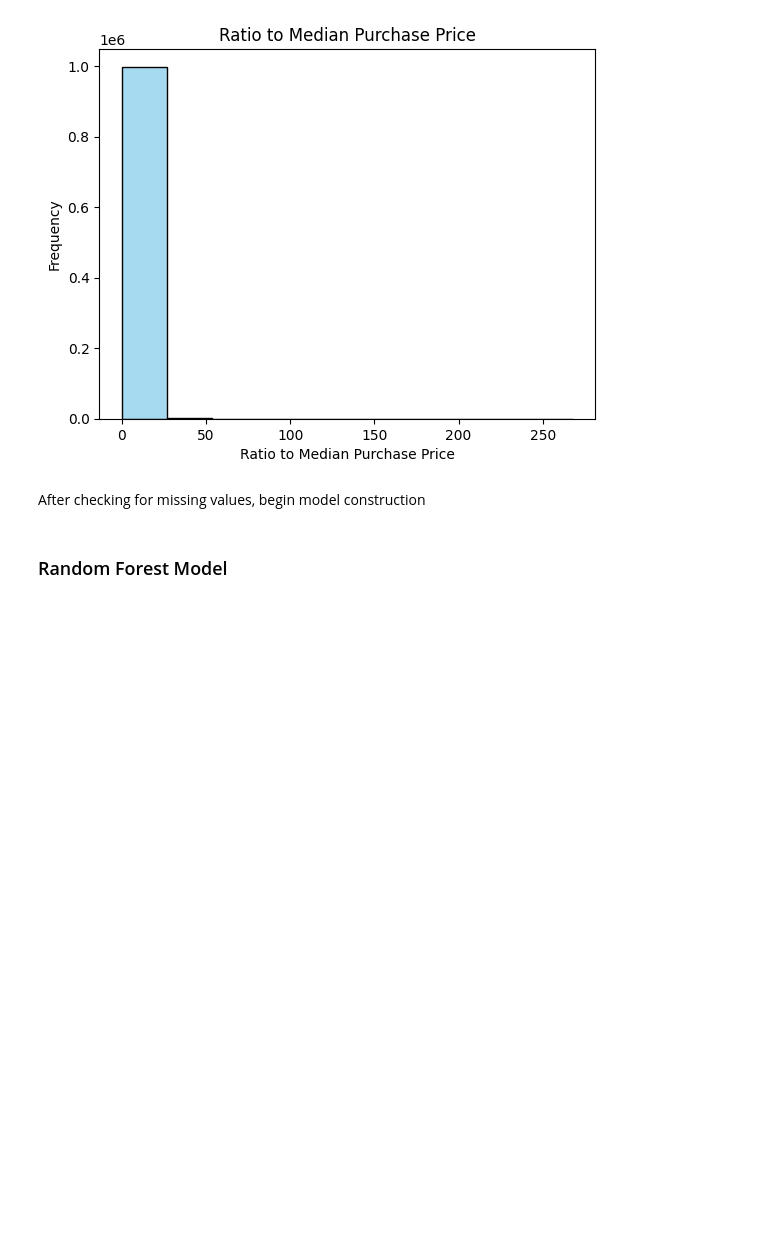
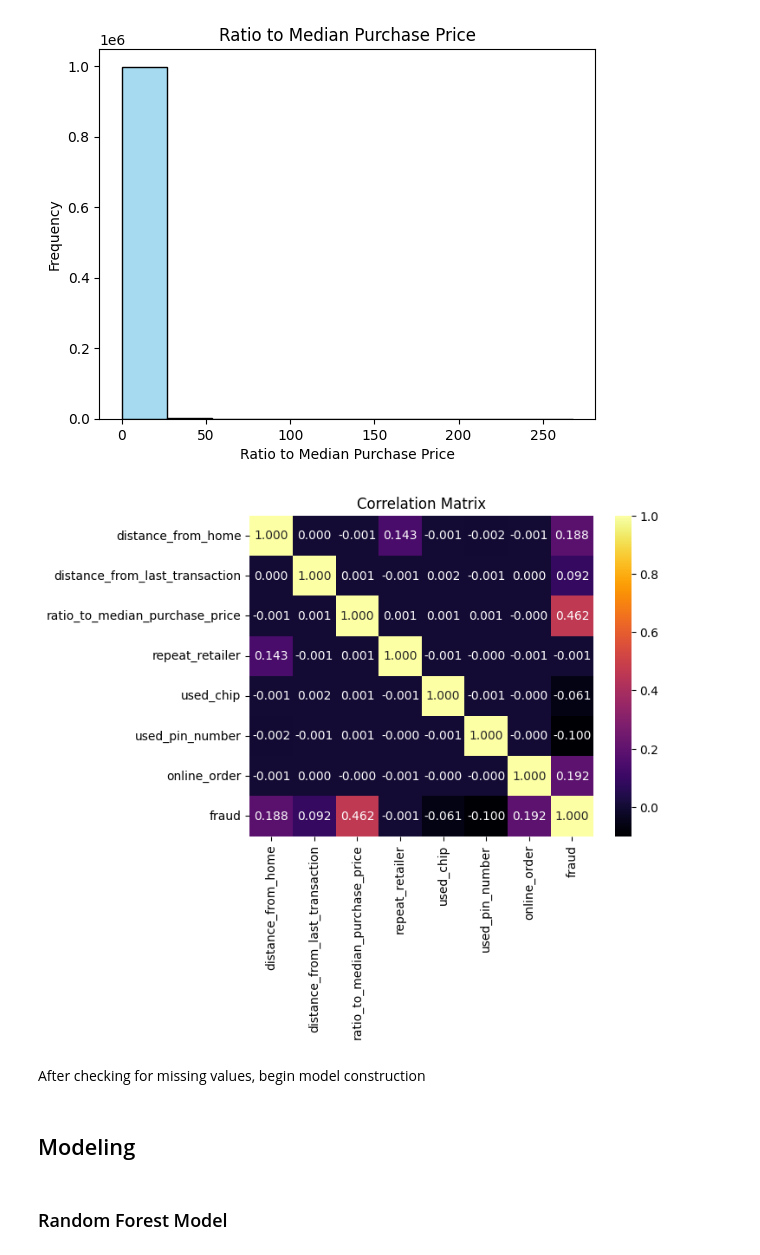
Before and after one commit to S-DeFerrari/ITEC-600-Fraud-Detection, a Jupyter notebook: ITEC_600_Final_Project.ipynb, the cells around one changed output. Saved outputs shown, nothing was run; the diff lists cells and outputs as text; code cells hidden in the pictures; blank space fills up the shorter version.

```diff
--- a/ITEC_600_Final_Project.ipynb
+++ b/ITEC_600_Final_Project.ipynb
@@ -138,8 +144,20 @@ plt.title('Ratio to Median Purchase Price')
 [figure]
 Text(0.5, 1.0, 'Ratio to Median Purchase Price')
 [figure]
+# %%
+# calculate correlation matrix
+corr_matrix = data.corr()
+
+# plot correlation matrix
+sns.heatmap(corr_matrix, annot=True, cmap='inferno', fmt=".3f")
+plt.title('Correlation Matrix')
+plt.show()
+# %% [output]
+[figure, added]
 # %% [markdown]
 After checking for missing values, begin model construction
+# %% [markdown]
+## Modeling
 # %% [markdown]
 ### Random Forest Model
 # %%
```
Also changed, not shown: parts of 6 cells of this notebook.
